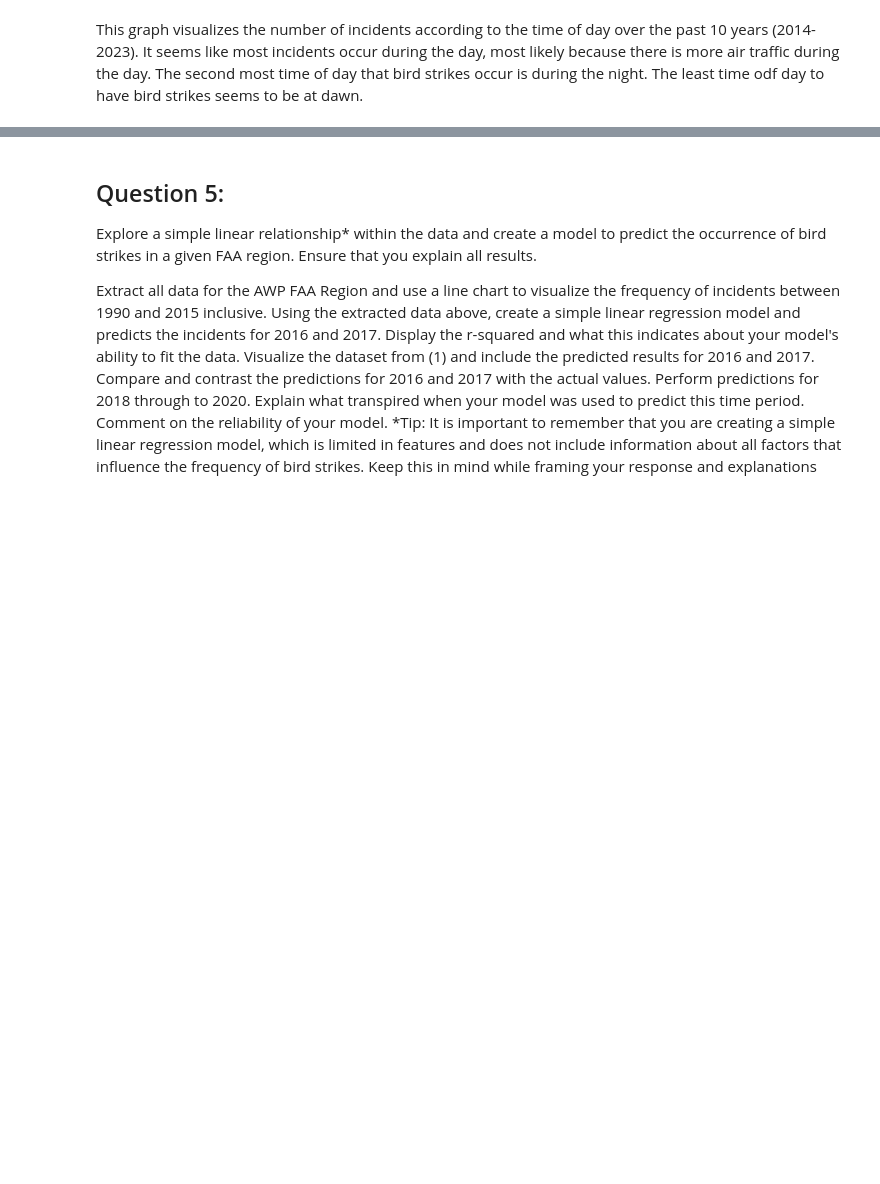
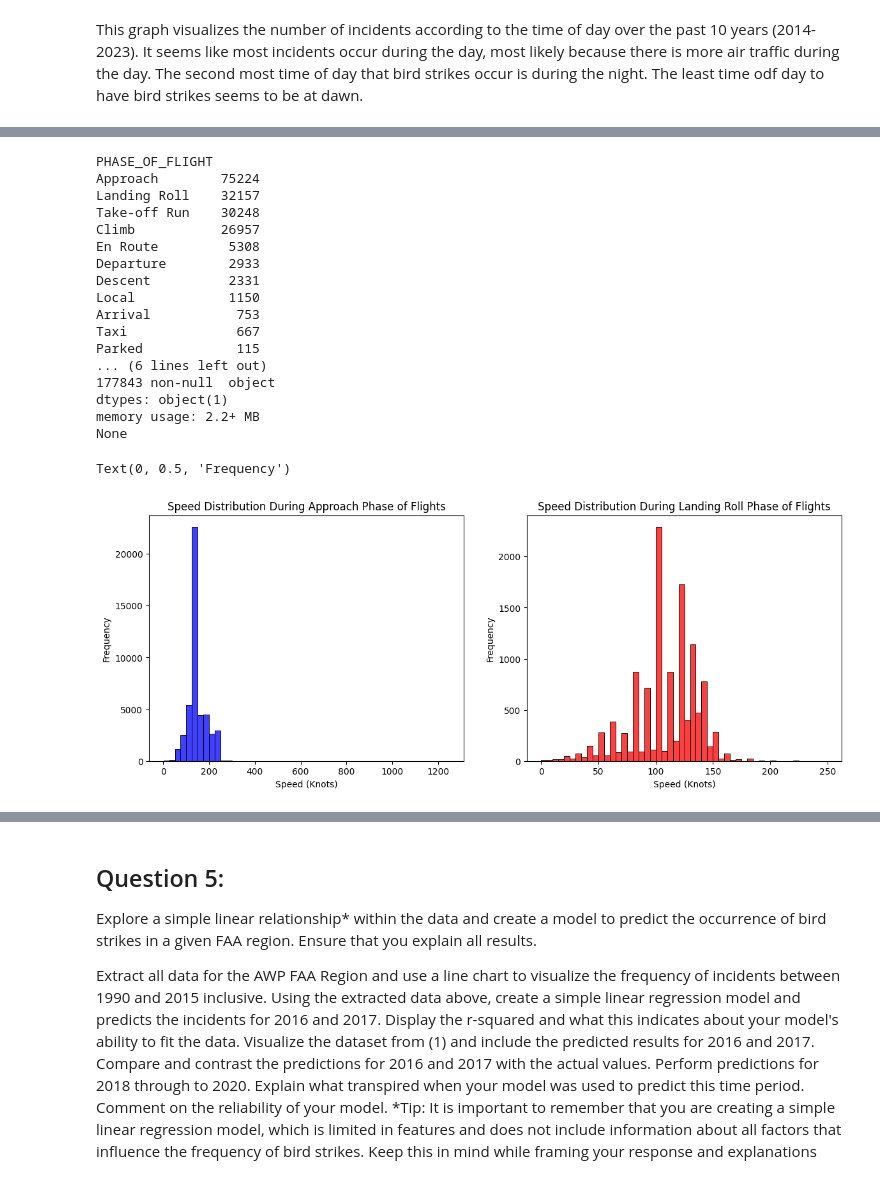
Before and after one commit to Halfgear/DS3000-Group-Project-2, a Jupyter notebook: DS3000.Practicum.2.ipynb, the cells around one changed output, grey strips where cells are left out. Saved outputs shown, nothing was run; the diff lists cells and outputs as text; code cells hidden in the pictures; blank space fills up the shorter version.

```diff
--- a/DS3000.Practicum.2.ipynb
+++ b/DS3000.Practicum.2.ipynb
@@ -312,0 +394,51 @@ Visualize the data, state the hypothesis and explain if it is statistically sign
+# %%
+# Visualize the distribution of the aircraft speed during:
+# 1. the approach phase of flight and
+# 2. the landing roll phase of flight.
+# Perform a 2 sample t-test and evaluate if there is a statistical difference between the speed during these two flight phases.
+# Tip: if the data is skewed, you will need to address this prior to the statistical analysis.
+
+# Analyzing PHASE_OF_FLIGHT for missing and invalid values
+print(df['PHASE_OF_FLIGHT'].value_counts()) # All values are valid phases when in flight
+print(df['PHASE_OF_FLIGHT'].info()) # Out of 288000+ rows, only 177,843 are non-null
+
+# Dropping missing values, as imputation of a large % of the data would cause the data to skew, and data points to cluster. First creating a copy of df to preserve original dataset
+filtered_df = df.dropna(subset=['SPEED', 'PHASE_OF_FLIGHT'])
+
+# Extracting speeds based on 'PHASE_OF_FLIGHT'
+approach_speeds = filtered_df[filtered_df['PHASE_OF_FLIGHT'] == 'Approach']['SPEED']
+landing_roll_speeds = filtered_df[filtered_df['PHASE_OF_FLIGHT'] == 'Landing Roll']['SPEED']
+
+fig, axes = plt.subplots(1, 2, figsize=(14, 5))
+
+# Histogram for Approach Phase
+sns.histplot(approach_speeds, bins=50, color='blue', ax = axes[0])
+axes[0].set_title('Speed Distribution During Approach Phase of Flights')
+axes[0].set_xlabel('Speed (Knots)')
+axes[0].set_ylabel('Frequency')
+
+# Histogram for Landing Roll Phase
+sns.histplot(landing_roll_speeds, bins=50, color='red', ax = axes[1])
+axes[1].set_title('Speed Distribution During Landing Roll Phase of Flights')
+axes[1].set_xlabel('Speed (Knots)')
+axes[1].set_ylabel('Frequency')
+# %% [output]
+PHASE_OF_FLIGHT
+Approach        75224
+Landing Roll    32157
+Take-off Run    30248
+Climb           26957
+En Route         5308
+Departure        2933
+Descent          2331
+Local            1150
+Arrival           753
+Taxi              667
+Parked            115
+... (6 lines left out)
+177843 non-null  object
+dtypes: object(1)
+memory usage: 2.2+ MB
+None
+Text(0, 0.5, 'Frequency')
+[figure, added]
```
Also changed, not shown: parts of 26 cells of this notebook, 3 other files.
